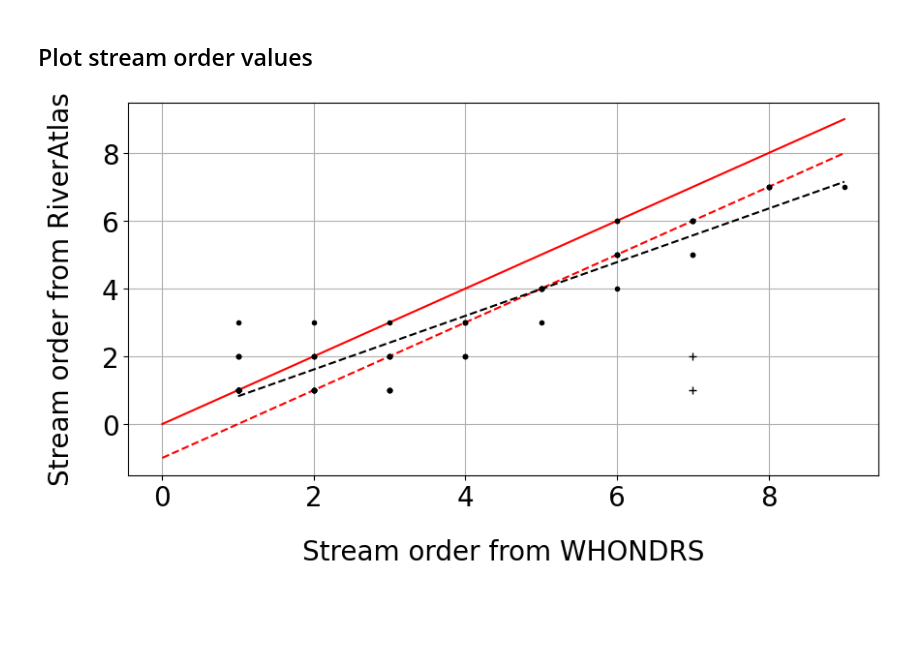
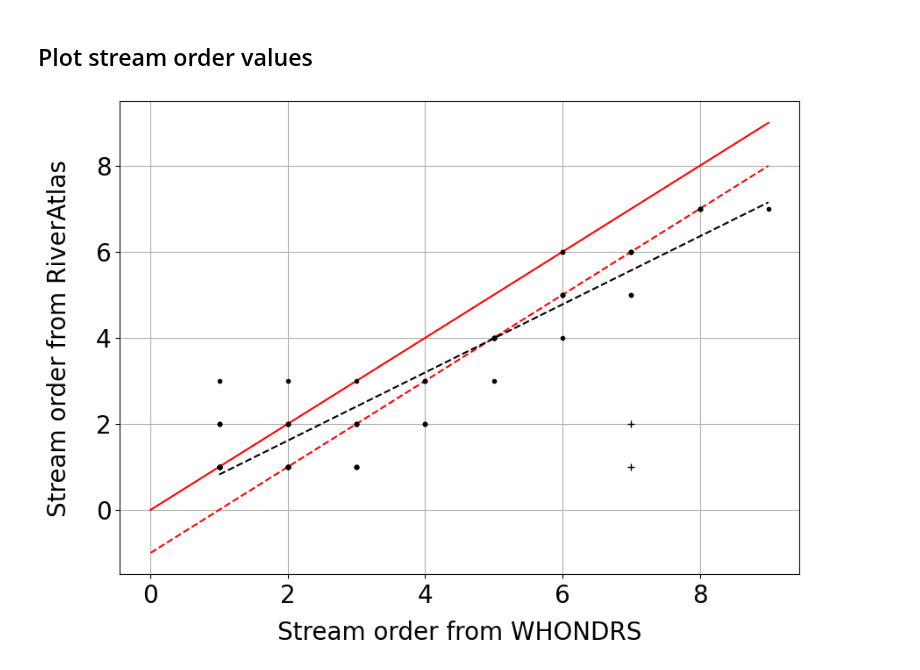
Before and after one commit to parallelworks/sl-archive-whondrs, a Jupyter notebook: examples/fig02_colocation_validation.ipynb, the cells around one changed output. Saved outputs shown, nothing was run; the diff lists cells and outputs as text; code cells hidden in the pictures; blank space fills up the shorter version.

```diff
--- a/examples/fig02_colocation_validation.ipynb
+++ b/examples/fig02_colocation_validation.ipynb
@@ -63,27 +63,27 @@ print(r2)
 # %% [markdown]
 ## Plot stream order values
 # %%
-#fig, [ax0,ax1] = plt.subplots(1,2,figsize=(10,5))
-fig, ax0 = plt.subplots(1,1,figsize=(10,5))
+#fig, [ax0,ax1] = plt.subplots(1,2,figsize=(10,10))
+fig, ax0 = plt.subplots(1,1,figsize=(10,7))
 
 ax0.plot([0,9],[0,9],'r')
 ax0.plot([0,9],[-1,8],'r--')
 ax0.plot(plot_best_fit_line[0],plot_best_fit_line[1],'k--')
 ax0.plot(colocated_df['WH_SO'],colocated_df['RA_SO'],'k.')
 ax0.plot(S19S_0022['WH_SO'],S19S_0022['RA_SO'],'k+')
 ax0.plot(S19S_0060['WH_SO'],S19S_0060['RA_SO'],'k+')
 ax0.grid()
 
-ax0.set_xlabel('Stream order from WHONDRS', labelpad=20)
+ax0.set_xlabel('Stream order from WHONDRS', labelpad=10)
 ax0.set_ylabel('Stream order from RiverAtlas', labelpad=20)
 
 #ax1.plot([0,18],[0,18],'r')
 #ax1.plot(colocated_df['my_lm']/1000,colocated_df['RA_lm'],'k.')
 #ax1.grid()
 #
 #ax1.set_xlabel('River segment length computed from coordinates (km)')
 #ax1.set_ylabel('River segment length reported in RiverAtlas (km)')
 
 plt.savefig('fig02_colocation_validation.pdf')
 # %% [output]
-[figure, old version]
+[figure, new version]
```
Also changed, not shown: 4 other files.
